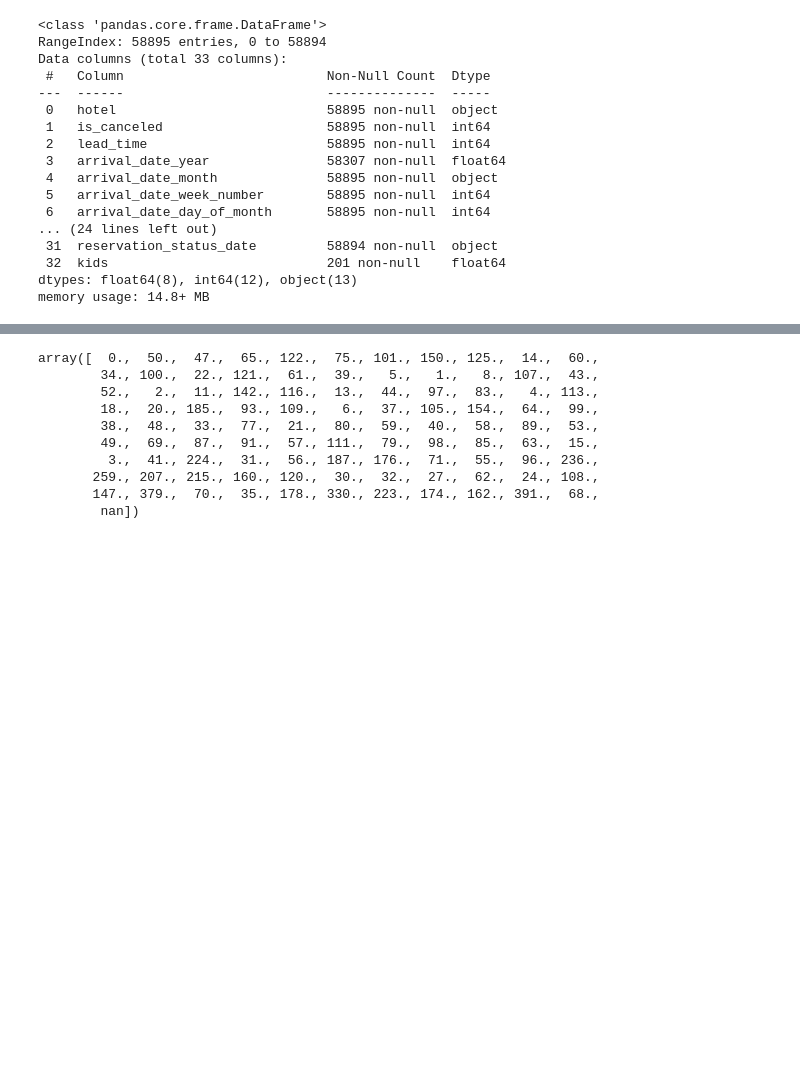
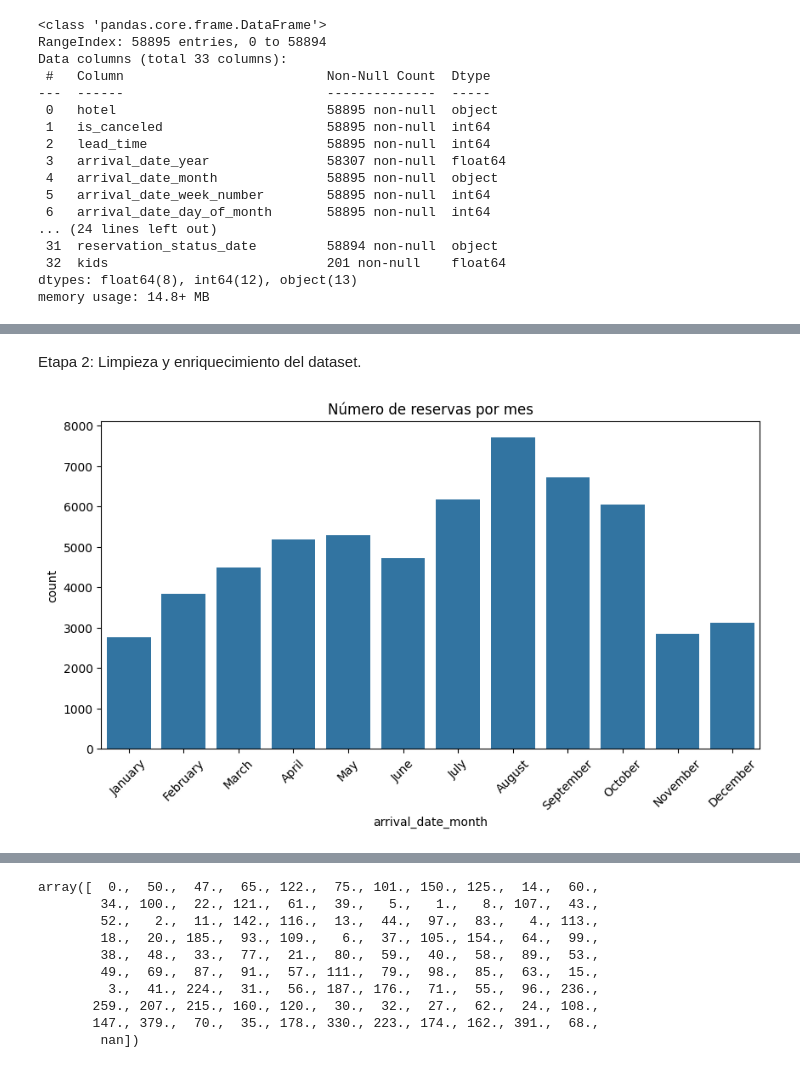
Before and after one commit to Traintain/MINE4101-Taller1, a Jupyter notebook: taller_1.ipynb, the cells around one changed output, grey strips where cells are left out. Saved outputs shown, nothing was run; the diff lists cells and outputs as text; code cells hidden in the pictures; blank space fills up the shorter version.

```diff
--- a/taller_1.ipynb
+++ b/taller_1.ipynb
@@ -60,0 +80,30 @@ memory usage: 14.8+ MB
+# %% [markdown]
+Etapa 2: Limpieza y enriquecimiento del dataset.
+# %%
+# Se convertirá la columna de cancelación a valores booleanos
+df['is_canceled'] = df['is_canceled'].replace({0: False, 1: True})
+
+# Se corrigen valores atípicos en la fecha de llegada
+df['arrival_date_year'] = df['arrival_date_year'].replace({20016.: 2016.})
+
+# Se convertirá la columna si el husped ya se había alojado previamente
+df['is_repeated_guest'] = df['is_repeated_guest'].replace({0: False, 1: True})
+
+# Inspeccionar valores unicos de arrival_date_month
+df['arrival_date_month'].unique()
+
+# Convertir la columna a categórica ordinal
+df['arrival_date_month'] = pd.Categorical(
+    df['arrival_date_month'],
+    categories=["January", "February", "March", "April", "May", "June","July", "August", "September", "October", "November", "December"],
+    ordered=True
+)
+
+# Ahora podemos graficar la variable arrival_date_month de forma ordenada
+plt.figure(figsize=(10,5))
+sns.countplot(data=df, x='arrival_date_month', order=month_order)
+plt.xticks(rotation=45)
+plt.title("Número de reservas por mes")
+plt.show()
+# %% [output]
+[figure, added]
```
Also changed, not shown: parts of 10 cells of this notebook, 2 other files.
